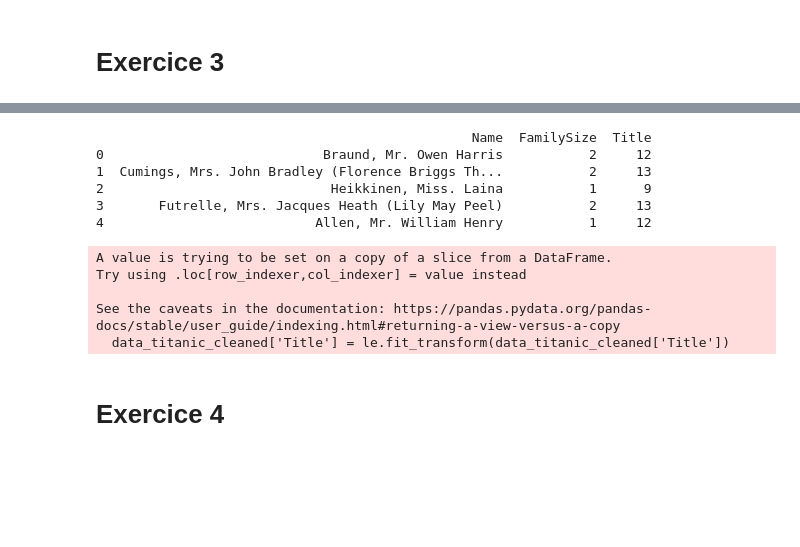
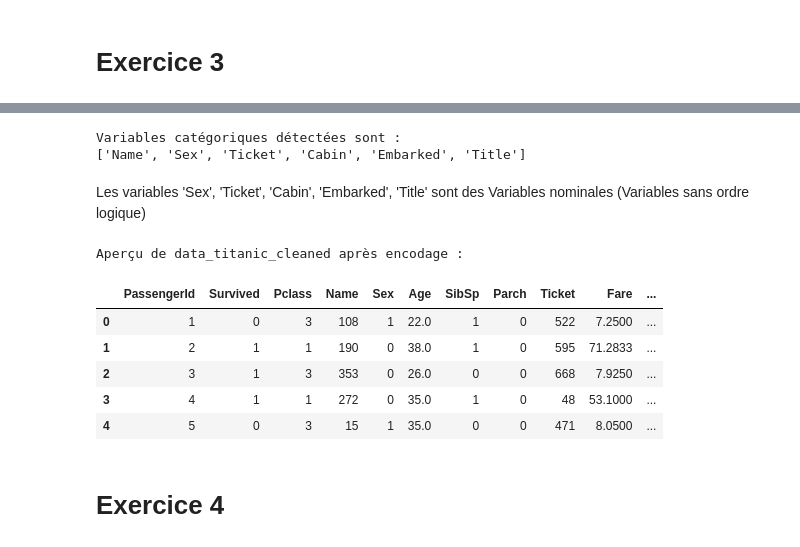
Before and after one commit to briceArmandYeo/DI_Bootcamp, a Jupyter notebook: week2/Day2/ExerciceXP/ExerciceXP.ipynb, the cells around one changed output, grey strips where cells are left out. Drawn from its saved outputs; the diff is of its cells as text; code cells hidden in the pictures; blank space fills up the shorter version.

```diff
--- a/week2/Day2/ExerciceXP/ExerciceXP.ipynb
+++ b/week2/Day2/ExerciceXP/ExerciceXP.ipynb
@@ -129,0 +82,14 @@ None
+# %%
+from sklearn.impute import SimpleImputer
+
+data_titanic_cleaned = data_titanic.dropna(subset=['Embarked']).copy()
+
+
+data_titanic_cleaned.loc[:, 'Cabin'] = \
+data_titanic_cleaned['Cabin'].fillna('nome')
+
+
+data_titanic_cleaned.loc[:, 'Age'] = \
+imputer.fit_transform(data_titanic_cleaned[['Age']])
+
+print(data_titanic_cleaned.isnull().sum())
@@ -205,22 +133,33 @@ print(data_titanic_cleaned.head())
+# %%
+categorical_vars = data_titanic_cleaned.select_dtypes(include=['object', 'category', 'bool']).columns.tolist()
+
+print("Variables catégoriques détectées sont :")
+print(categorical_vars)
+# %% [output]
+Variables catégoriques détectées sont :
+['Name', 'Sex', 'Ticket', 'Cabin', 'Embarked', 'Title']
+# %% [markdown]
+Les variables 'Sex', 'Ticket', 'Cabin', 'Embarked', 'Title' sont des Variables nominales (Variables sans ordre logique)
 # %%
-# Encodage
 from sklearn.preprocessing import LabelEncoder
+
+label_cols = ['Name', 'Sex', 'Ticket']
 le = LabelEncoder()
-data_titanic_cleaned['Title'] = le.fit_transform(data_titanic_cleaned['Title'])
 
-print(data_titanic_cleaned[['Name', 'FamilySize', 'Title']].head())
+for col in label_cols:
+    data_titanic_cleaned[col] = le.fit_transform(data_titanic_cleaned[col].astype(str))
+
+
+print("Aperçu de data_titanic_cleaned après encodage :")
+display(data_titanic_cleaned.head())
 # %% [output]
-                                                Name  FamilySize  Title
-0                            Braund, Mr. Owen Harris           2     12
-1  Cumings, Mrs. John Bradley (Florence Briggs Th...           2     13
-2                             Heikkinen, Miss. Laina           1      9
-3       Futrelle, Mrs. Jacques Heath (Lily May Peel)           2     13
-4                           Allen, Mr. William Henry           1     12
+Aperçu de data_titanic_cleaned après encodage :
-A value is trying to be set on a copy of a slice from a DataFrame.
-Try using .loc[row_indexer,col_indexer] = value instead
-
-See the caveats in the documentation: https://pandas.pydata.org/pandas-docs/stable/user_guide/indexing.html#returning-a-view-versus-a-copy
-  data_titanic_cleaned['Title'] = le.fit_transform(data_titanic_cleaned['Title'])
+|  | PassengerId | Survived | Pclass | Name | Sex | Age | SibSp | Parch | Ticket | Fare | ... |
+| 0 | 1 | 0 | 3 | 108 | 1 | 22.0 | 1 | 0 | 522 | 7.2500 | ... |
+| 1 | 2 | 1 | 1 | 190 | 0 | 38.0 | 1 | 0 | 595 | 71.2833 | ... |
+| 2 | 3 | 1 | 3 | 353 | 0 | 26.0 | 0 | 0 | 668 | 7.9250 | ... |
+| 3 | 4 | 1 | 1 | 272 | 0 | 35.0 | 1 | 0 | 48 | 53.1000 | ... |
+| 4 | 5 | 0 | 3 | 15 | 1 | 35.0 | 0 | 0 | 471 | 8.0500 | ... |
 # %% [markdown]
 # Exercice 4
 # %%
```
Also changed, not shown: parts of 38 cells of this notebook.
